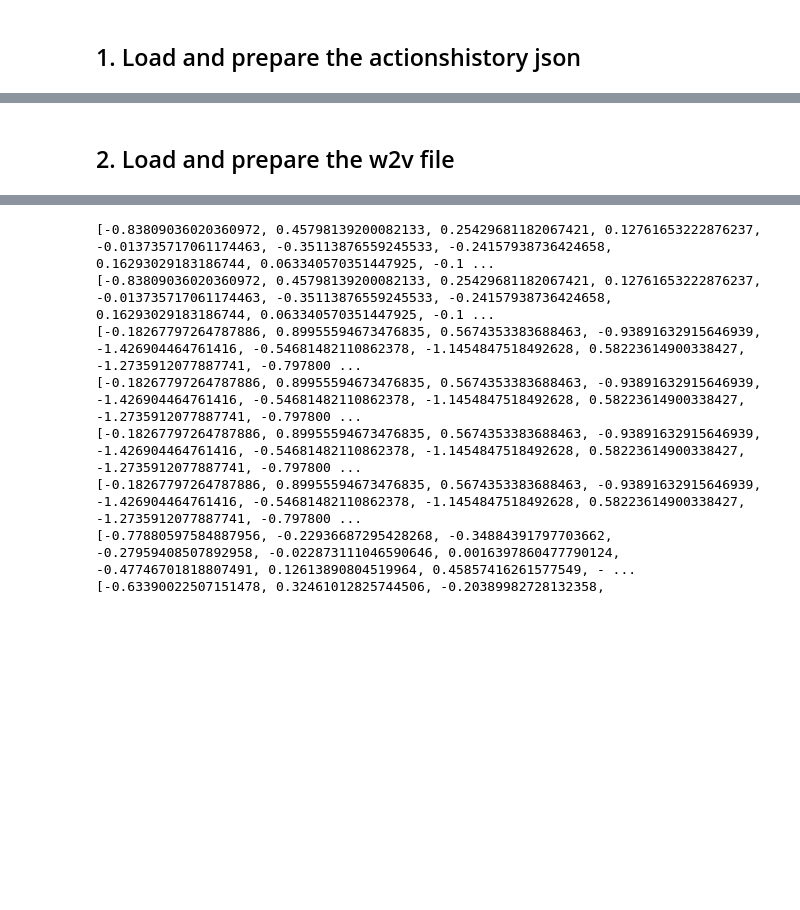
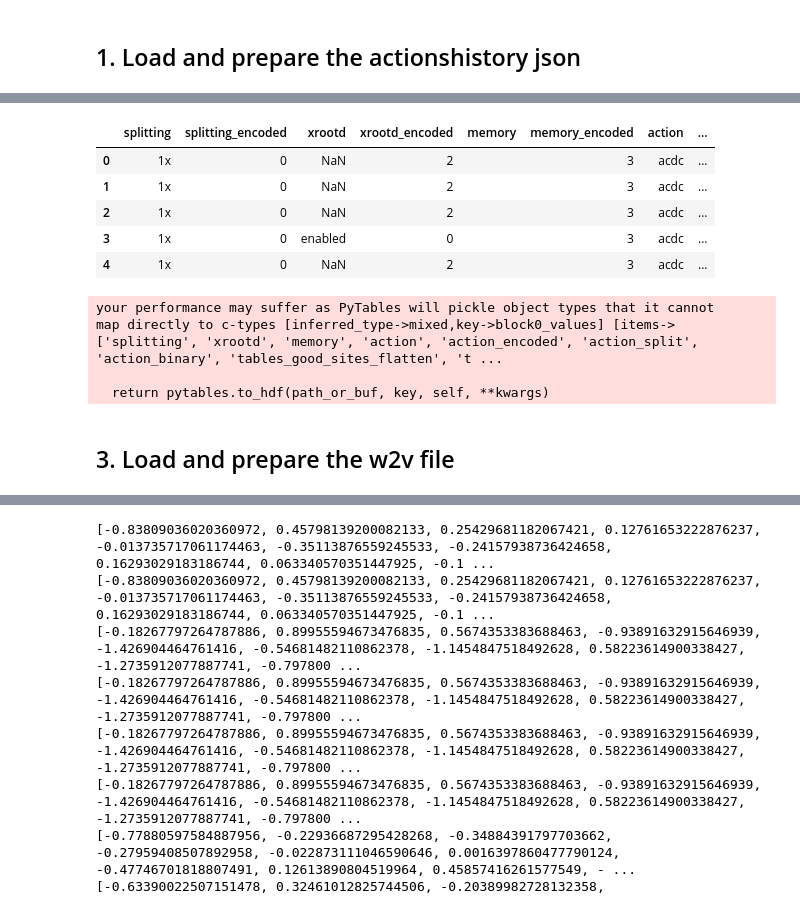
Before and after one commit to llayer/AIErrorLogAnalysis, a Jupyter notebook: training/create_labels.ipynb, the cells around one changed output, grey strips where cells are left out. Saved outputs shown, nothing was run; the diff lists cells and outputs as text; code cells hidden in the pictures; blank space fills up the shorter version.

```diff
--- a/training/create_input.ipynb
+++ b/training/create_labels.ipynb
@@ -158,5 +167,23 @@ Name: target_label, dtype: int64
+# %%
+data_out = data_index_reset.drop(['task_name', 'errors', 'parameters', 'tables_good_sites', 'tables_bad_sites'], 1)
+# %%
+data_out.head()
+# %% [output]
+|  | splitting | splitting_encoded | xrootd | xrootd_encoded | memory | memory_encoded | action | ... |
+| 0 | 1x | 0 | NaN | 2 |  | 3 | acdc | ... |
+| 1 | 1x | 0 | NaN | 2 |  | 3 | acdc | ... |
+| 2 | 1x | 0 | NaN | 2 |  | 3 | acdc | ... |
+| 3 | 1x | 0 | enabled | 0 |  | 3 | acdc | ... |
+| 4 | 1x | 0 | NaN | 2 |  | 3 | acdc | ... |
+# %%
+data_out.to_hdf('/bigdata/shared/AIErrorHandling/baseline.h5', 'frame')
+# %% [output]
+your performance may suffer as PyTables will pickle object types that it cannot
+map directly to c-types [inferred_type->mixed,key->block0_values] [items->['splitting', 'xrootd', 'memory', 'action', 'action_encoded', 'action_split', 'action_binary', 'tables_good_sites_flatten', 't ...
+
+  return pytables.to_hdf(path_or_buf, key, self, **kwargs)
 # %% [markdown]
-## 2. Load and prepare the w2v file
+## 3. Load and prepare the w2v file
 # %%
 w2v = pd.read_csv('/nfshome/llayer/data/df_word2vec_exitcodes.csv')
 # %%
```
Also changed, not shown: parts of 24 cells of this notebook, 2 other files.
